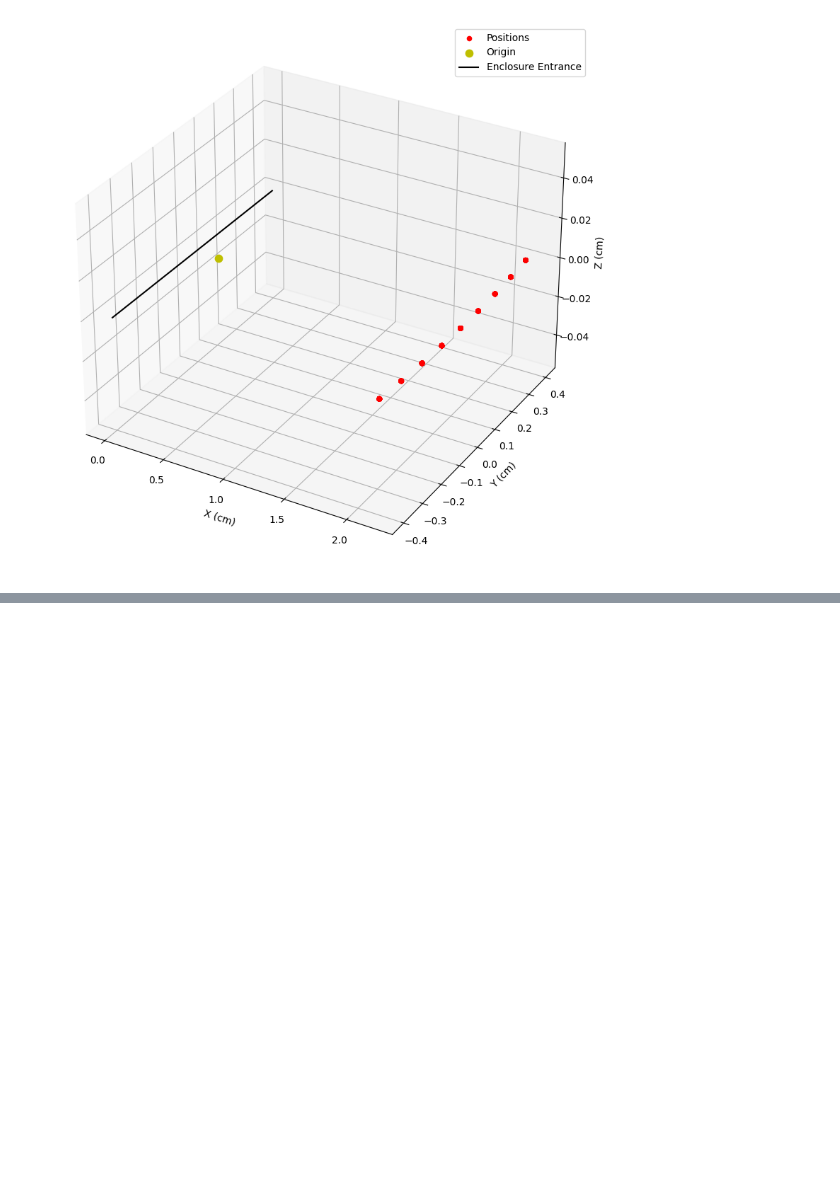
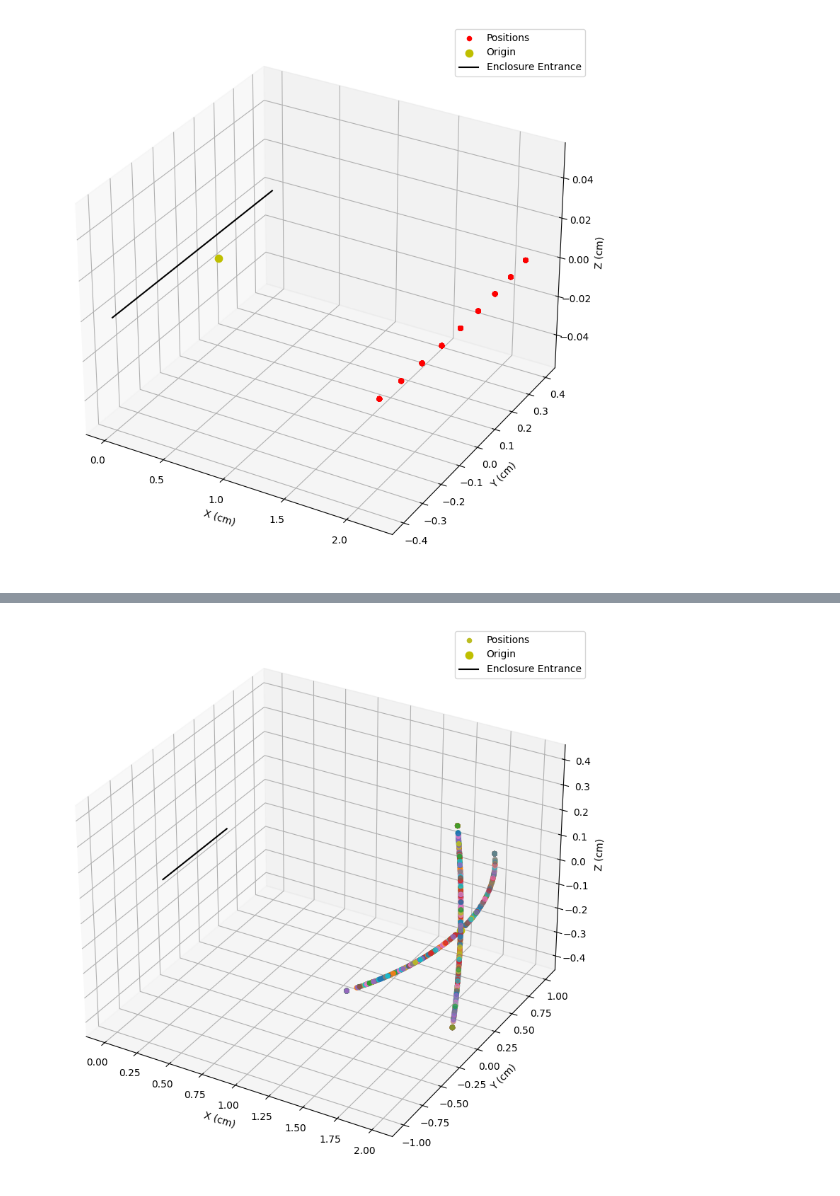
Before and after one commit to throneofshadow/ReachSample, a Jupyter notebook: notebooks/ReachSample_tutorial.ipynb, the cells around one changed output, grey strips where cells are left out. Saved outputs shown, nothing was run; the diff lists cells and outputs as text; code cells hidden in the pictures; blank space fills up the shorter version.

```diff
--- a/notebooks/ReachSample_tutorial.ipynb
+++ b/notebooks/ReachSample_tutorial.ipynb
@@ -31,0 +38,4 @@ RS_.create_theta_workspace(0.4, 2, 560, 9, sample=True, visualize = True)
+# %%
+RS_.create_2d_workspace(0.4, 1, 2, 150, 9, sample=True, visualize = True) # z-length = 0.8 total.
+# %% [output]
+[figure, added]
```
Also changed, not shown: parts of 4 cells of this notebook, 2 other files.
